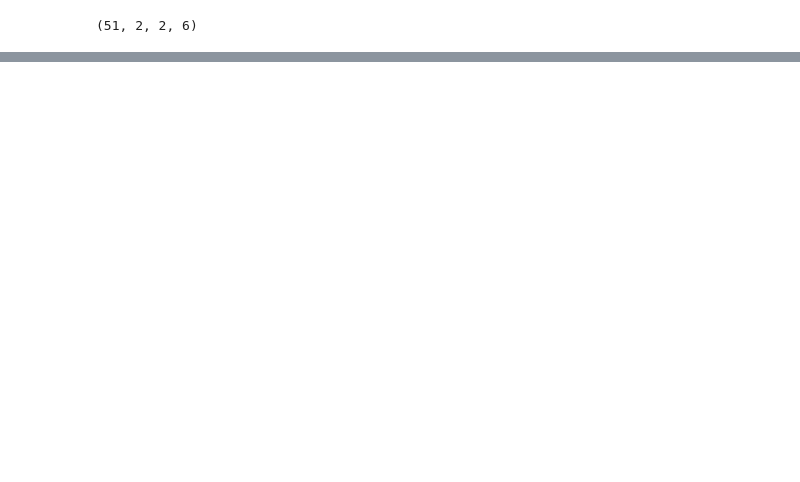
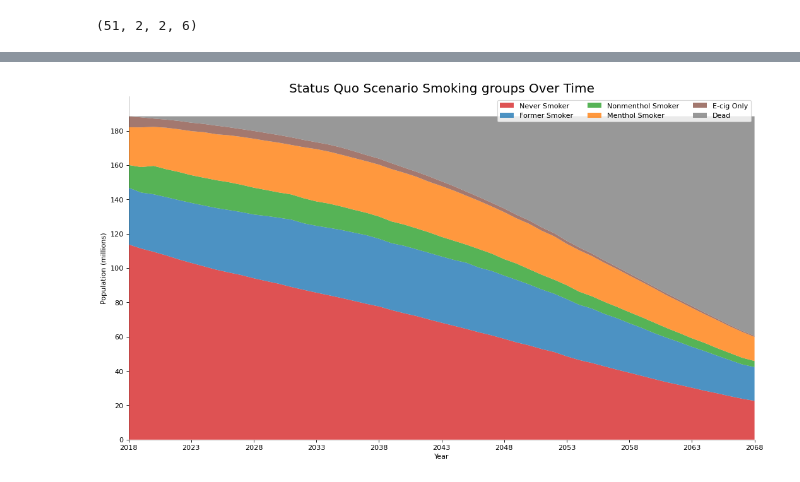
Before and after one commit to tapphughesn/menthol-model, a Jupyter notebook: menthol-model/inspect_data.ipynb, the cells around one changed output, grey strips where cells are left out. Drawn from its saved outputs; the diff is of its cells as text; code cells hidden in the pictures; blank space fills up the shorter version.

```diff
--- a/menthol-model/inspect_data.ipynb
+++ b/menthol-model/inspect_data.ipynb
@@ -35,0 +48,30 @@ array([2.03470319e+08, 1.88430786e+08, 1.88430786e+08, 1.88430786e+08,
+# %%
+arr_year_smoking_state /= 1000000
+# %%
+mycolors = ['tab:red', 'tab:blue', 'tab:green', 'tab:orange', 'tab:brown', 'tab:grey',]
+
+fig, ax = plt.subplots(1,1,figsize=(16,9), dpi=80)
+columns = ["Never Smoker", "Former Smoker", "Nonmenthol Smoker", "Menthol Smoker", "E-cig Only", "Dead"]
+
+x = np.arange(arr_year_smoking_state.shape[0]) + 2018
+y = np.vstack([arr_year_smoking_state[:,i] for i in range(arr_year_smoking_state.shape[1])])
+
+ax = plt.gca()
+ax.stackplot(x,y,labels=columns, colors=mycolors, alpha=0.8)
+
+ax.set_title('Status Quo Scenario Smoking Groups Over Time', fontsize=18)
+ax.set(ylim=[0, 2e2])
+ax.legend(fontsize=10, ncol=3)
+ax.ticklabel_format(useOffset=False, style='plain')
+plt.xticks(x[::5], fontsize=10, horizontalalignment='center')
+plt.yticks(np.arange(0,2e2,2e1,dtype=np.int64), fontsize=10)
+plt.xlim(x[0], x[-1])
+plt.xlabel("Year")
+plt.ylabel("Population (millions)")
+
+plt.gca().spines["top"].set_alpha(0)
+plt.gca().spines["bottom"].set_alpha(.3)
+plt.gca().spines["right"].set_alpha(0)
+plt.gca().spines["left"].set_alpha(.3)
+# %% [output]
+[figure, added]
```
Also changed, not shown: parts of 5 cells of this notebook.
